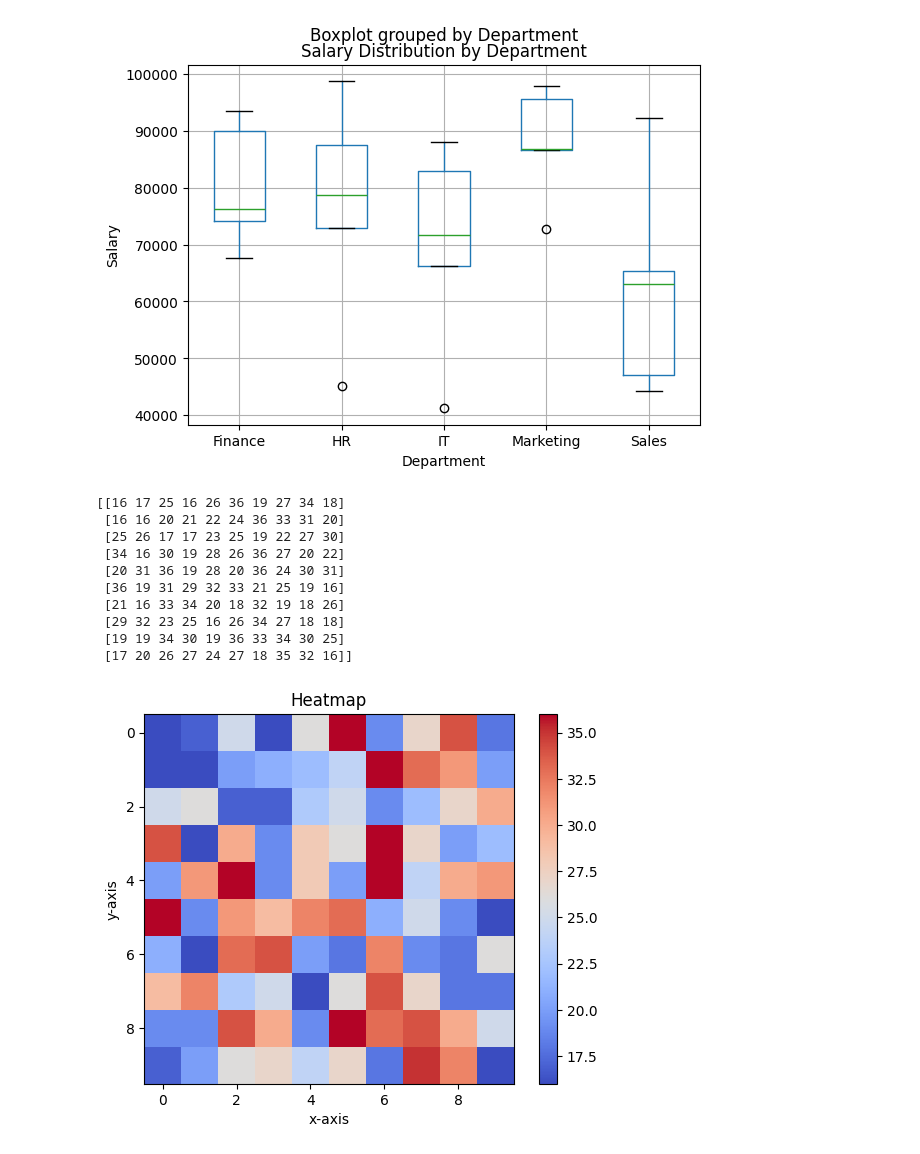
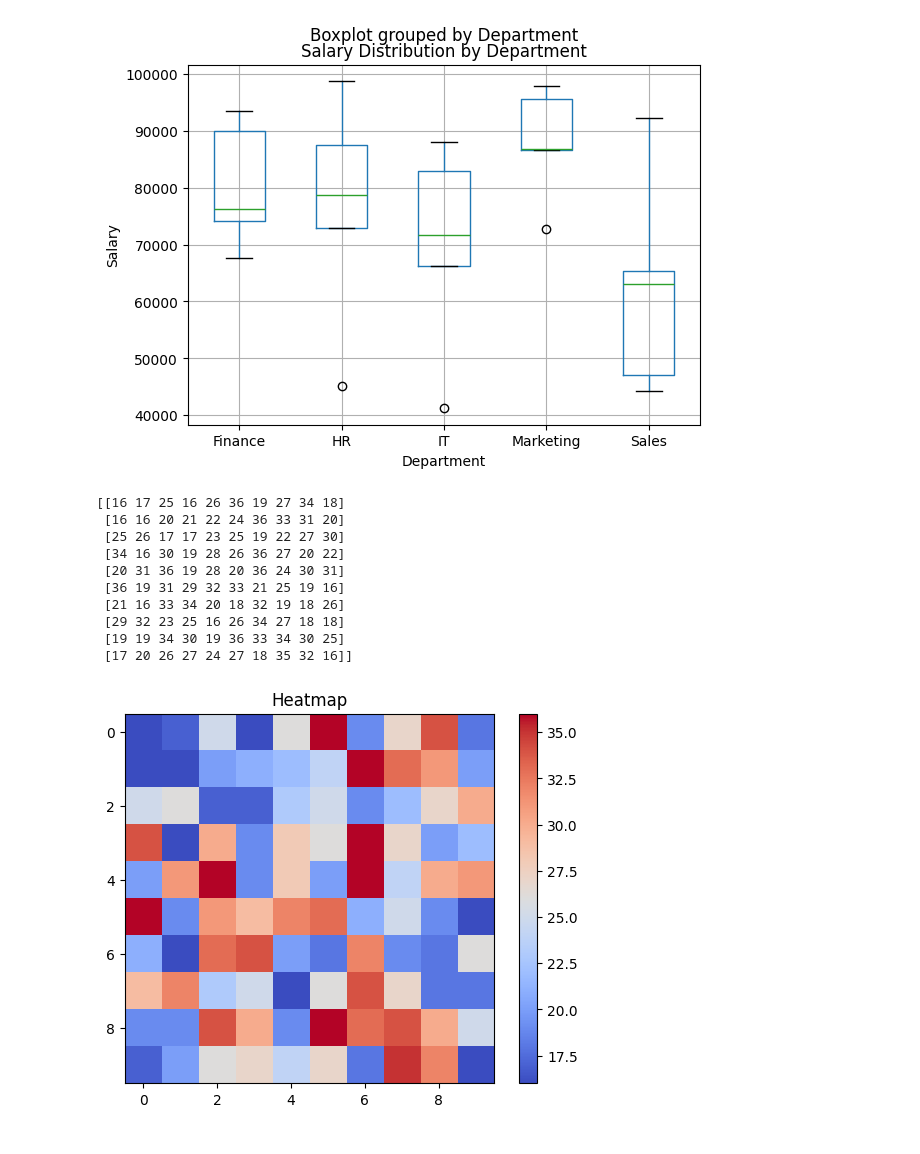
Before and after one commit to CypherKingdom/DataAnalysisPython, a Jupyter notebook: plotting.ipynb, the cells around one changed output. Saved outputs shown, nothing was run; the diff lists cells and outputs as text; code cells hidden in the pictures.

```diff
--- a/plotting.ipynb
+++ b/plotting.ipynb
@@ -168,26 +168,30 @@ Name: Salary, dtype: float64
 [figure]
 # %%
 # Exercise 6:
+# Create a square matrix M of dimension 10*10 M(Xij, where X is a
+# random value between 16 and 36).
+# Print M and check if all values are in the right range.
+# Visualize correlations in a dataset using a heatmap, note that the
+# cmap should utilize the coolwarm value
+# Discuss the heatmeap result.
 
-M = np.random.randint(16, 37, size=(10, 10))
+M = np.random.randint(16, 37, (10, 10))
 print(M)
 plt.imshow(M, cmap='coolwarm', interpolation='nearest')
 plt.colorbar()
-plt.xlabel('x-axis')
-plt.ylabel('y-axis')
 plt.title("Heatmap")
 plt.show()
 # %% [output]
 [[16 17 25 16 26 36 19 27 34 18]
  [16 16 20 21 22 24 36 33 31 20]
  [25 26 17 17 23 25 19 22 27 30]
  [34 16 30 19 28 26 36 27 20 22]
  [20 31 36 19 28 20 36 24 30 31]
  [36 19 31 29 32 33 21 25 19 16]
  [21 16 33 34 20 18 32 19 18 26]
  [29 32 23 25 16 26 34 27 18 18]
  [19 19 34 30 19 36 33 34 30 25]
  [17 20 26 27 24 27 18 35 32 16]]
-[figure, old version]
+[figure, new version]
 # %%
 # Exercise 7:
```
Also changed, not shown: parts of 6 cells of this notebook, 1 other file.
